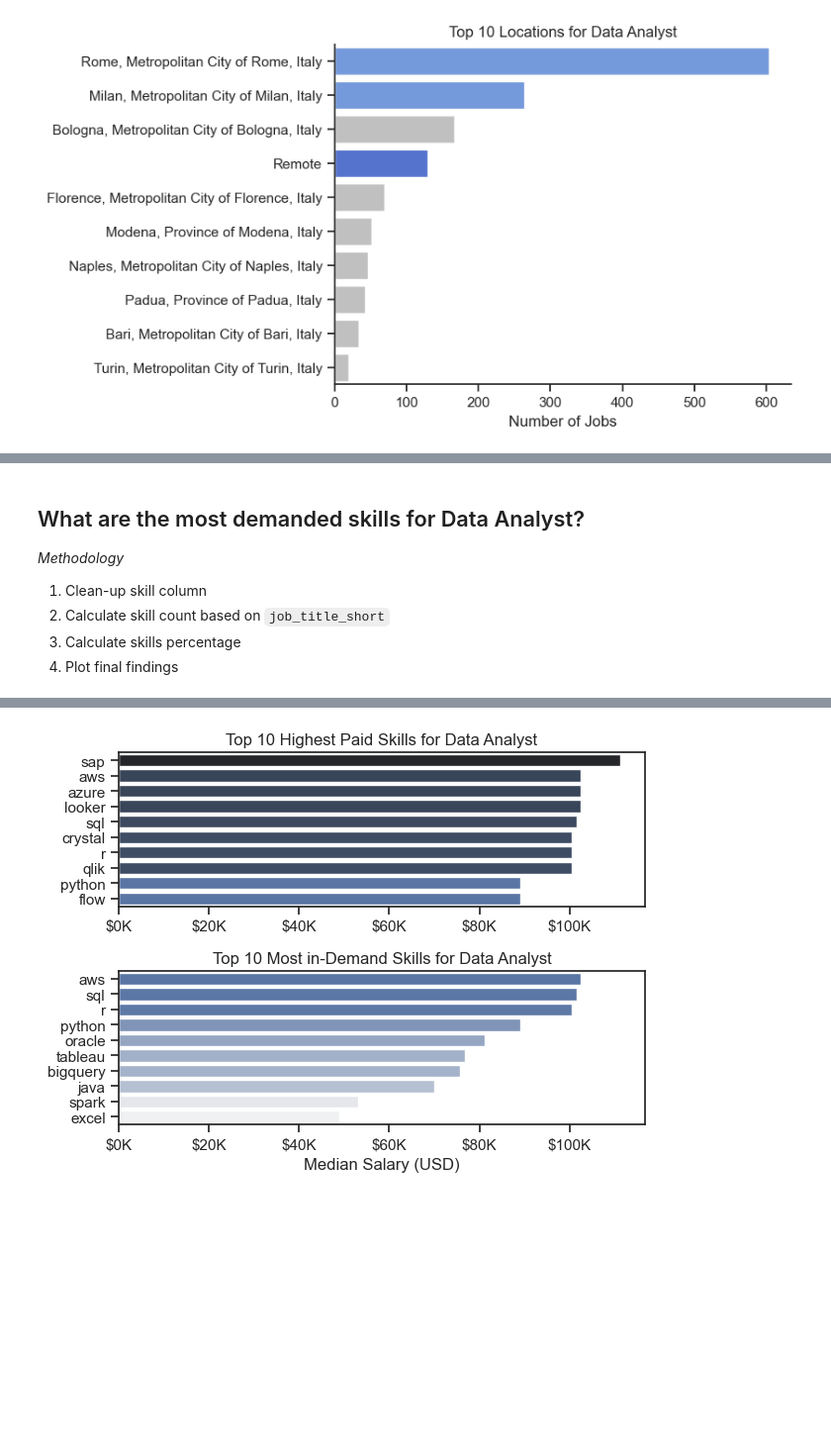
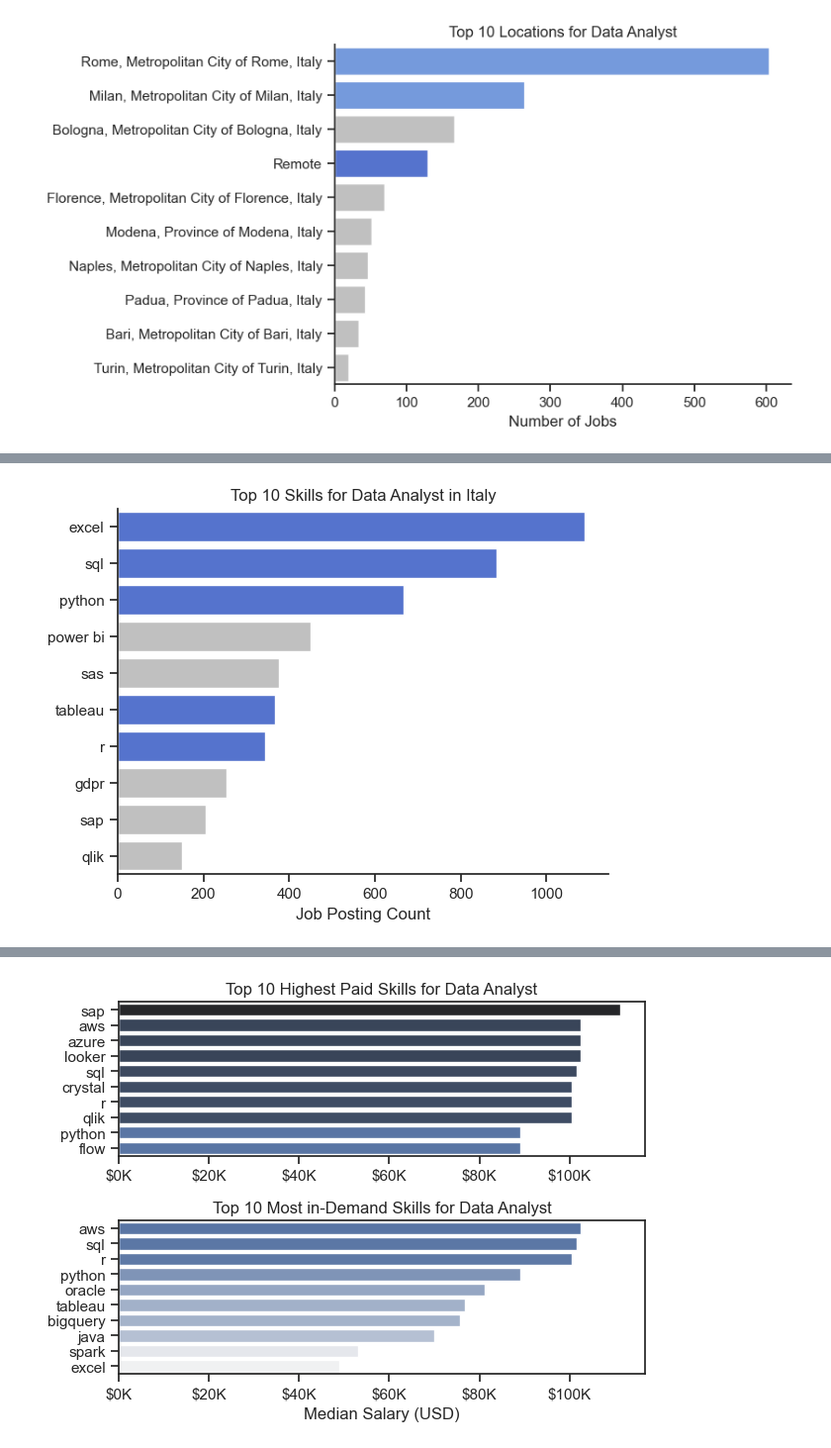
Before and after one commit to giovaM99V/Data_Jobs, a Jupyter notebook: 1_Data_Job_EDA/data_job_eda.ipynb, the cells around one changed output, grey strips where cells are left out. Shown: that part at 99% size. Drawn from its saved outputs; the diff is of its cells as text; code cells hidden in the pictures; blank space fills up the shorter version.

```diff
--- a/1_Data_Job_EDA/data_job_eda.ipynb
+++ b/1_Data_Job_EDA/data_job_eda.ipynb
@@ -95,63 +138,33 @@ plt.show()
 # %%
-#if we want to count appearence of 'SQL' in job_skill, since it is a list, we have to loop along rows and search in each list
-#explode function split the list in rows with equal values in the other coloumns
-dataset = load_dataset('lukebarousse/data_jobs')
-df = dataset['train'].to_pandas()
-df['job_posted_date'] = pd.to_datetime(df.job_posted_date)
-df['job_skills'] = df['job_skills'].apply(lambda skill_list: ast.literal_eval(skill_list) if pd.notna(skill_list) else skill_list)
+df_it['job_skills'] = df_it['job_skills'].apply(lambda skill_list: ast.literal_eval(skill_list) if pd.notna(skill_list) else skill_list)
+df_it_exploded= df_it.explode('job_skills').copy()
 
-df_exploded= df.explode('job_skills')
-#we can also run value_counts
-df.explode('job_skills').value_counts('job_skills')
-
-df_exploded.value_counts('job_skills').head(10).plot(kind='bar')
-
-skills_count = df_exploded.groupby(['job_title_short','job_skills']).size()
-# skill_count is now a series, to transform into a dataframe
-df_skills_count = skills_count.reset_index() #so it adds new indexes and the old ones becomes a new column
-df_skills_count = skills_count.reset_index(name='skill_count') #to also rename the counts column which before was without a name and so the new standard name would be 0
-
+skills_count = df_it_exploded.groupby(['job_title_short','job_skills']).size()
+# skill_count is now a series, to transform into a dataframe just add new indexes and the old ones becomes a new column named skill_count
+df_skills_count = skills_count.reset_index(name='skill_count')
 df_skills_count = df_skills_count.sort_values(by='skill_count', ascending=False)
 
-#visualize top 10 for Data Analyst
+# visualize top 10 for Data Analyst
 job_title='Data Analyst'
 top_skills=10
+my_skills=['excel','python','sql','r','tableau']
 
-df_final_skill = df_skills_count[df_skills_count['job_title_short']==job_title].head(top_skills)
-df_final_skill.plot(kind='barh',x='job_skills',y='skill_count')
-#to reverse the y axis
-plt.gca().invert_yaxis()
-plt.title(f"Top {top_skills} Skills for {job_title}")
+df_final_skill = df_skills_count[df_skills_count['job_title_short']==job_title].head(top_skills).reset_index()
+
+# Highlight my skills
+cols = ['silver'] * top_skills
+highlight_indices = df_final_skill[df_final_skill['job_skills'].isin(my_skills)].index.tolist()
+for idx in highlight_indices:
+    cols[idx] = 'royalblue'
+# horizontal bar plot
+sns.set_theme(style='ticks')
+#df_final_skill.plot(kind='barh',x='job_skills',y='skill_count',color=cols)
+sns.barplot(data=df_final_skill, x='skill_count',y='job_skills',hue='job_skills',palette=cols,legend=False)
+sns.despine()
+# add title, change labels
+plt.title(f"Top {top_skills} Skills for {job_title} in Italy")
 plt.xlabel('Job Posting Count')
 plt.ylabel('')
-plt.legend().set_visible(False)
 plt.show()
-
-
-
-
-
-job_titles=['Data Scientist', 'Data Analyst', 'Data Engineer']
-
-fig, ax = plt.subplots(3,1)
-
-for i,job_title in enumerate(job_titles):
-    df_plot = df_skills_count[df_skills_count['job_title_short']==job_title].head(5)
-    df_plot.plot(kind='barh',x='job_skills',y='skill_count',ax=ax[i], title=f"{job_title}")
-    ax[i].invert_yaxis()
-    ax[i].set_ylabel('')
-    ax[i].legend().set_visible(False)
-    ax[i].set_xlim(0,120000) #otherwise data analist has different xlim
-
-
-fig.suptitle('Counts of Top Skills in Job Postings', fontsize=15)
-fig.tight_layout()
+# %% [output]
+[figure, added]
-# %% [markdown]
-## What are the most demanded skills for Data Analyst?
-
-*Methodology*
-
-1. Clean-up skill column
-2. Calculate skill count based on `job_title_short`
-3. Calculate skills percentage
-4. Plot final findings
```
Also changed, not shown: parts of 21 cells of this notebook.
